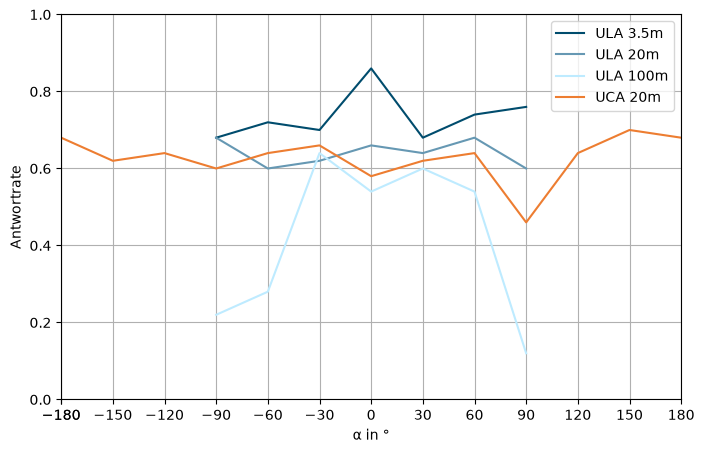
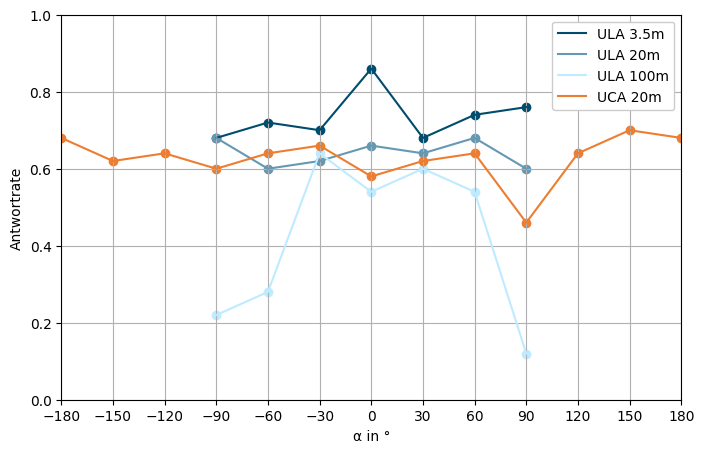
The change to this notebook cell's code, shown as a diff; its figure went from the first image to the second:
--- before
+++ after
@@ -6,10 +6,12 @@
 
 ax.set_ylim(0, 1)
-ax.make_x_angle(AANGLES180)
+make_x_angle(ax, df.columns)
 ax.grid(True, which="major", axis="both")
 
 for scenario in tests:
-    ax.plot(scenario.df.loc["Anteil Peilungen mit Antwort"], label=scenario.name(), color=scenario.color)
+    X = scenario.df.columns
+    ax.plot(X, scenario.df.loc["Anteil Peilungen mit Antwort"], label=scenario.name(), color=scenario.color)
+    ax.scatter(X, scenario.df.loc["Anteil Peilungen mit Antwort"], color=scenario.color)
 
-ax.legend() #loc="lower left"
+legend(ax)
 fig.savefig("plots/Antwortrate.pdf", bbox_inches="tight")

Commit: .